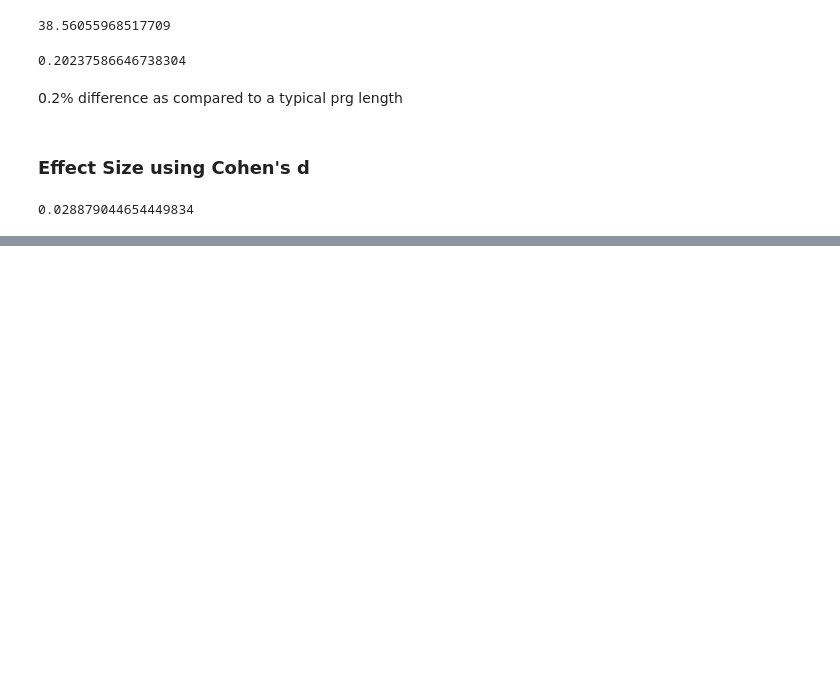
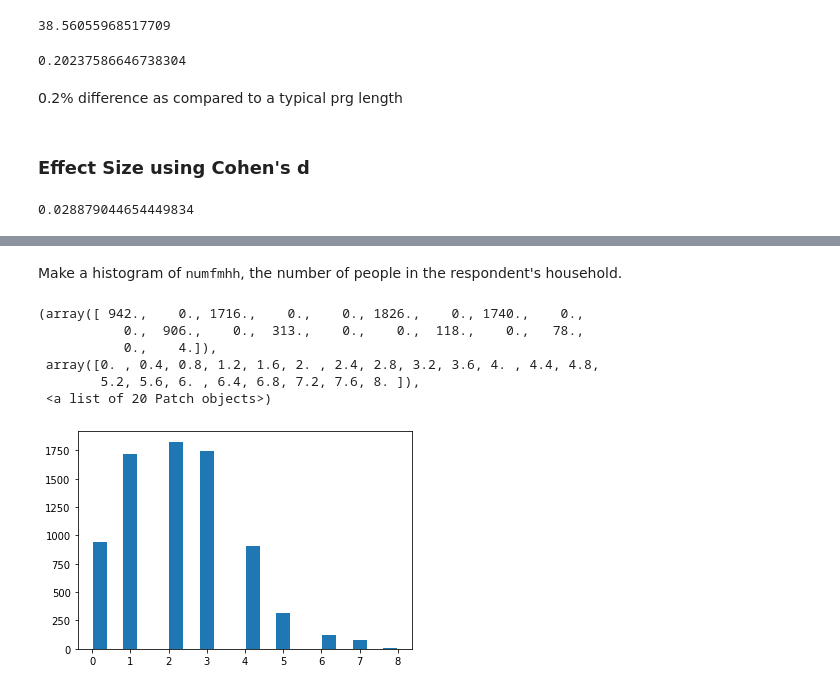
Before and after one commit to sarthakbabbar3/ThinkStats2_MyAnswers, a Jupyter notebook: Chapter-2 Distributions.ipynb, the cells around one changed output, grey strips where cells are left out. Drawn from its saved outputs; the diff is of its cells as text; code cells hidden in the pictures; blank space fills up the shorter version.

```diff
--- a/Chapter-2 Distributions.ipynb
+++ b/Chapter-2 Distributions.ipynb
@@ -186,0 +261,12 @@ cohen_d(firsts.prglngth, others.prglngth)
+# %% [markdown]
+Make a histogram of <tt>numfmhh</tt>, the number of people in the respondent's household.
+# %%
+plt.hist(resp.numfmhh,bins= 20,rwidth=0.9)
+# %% [output]
+(array([ 942.,    0., 1716.,    0.,    0., 1826.,    0., 1740.,    0.,
+           0.,  906.,    0.,  313.,    0.,    0.,  118.,    0.,   78.,
+           0.,    4.]),
+ array([0. , 0.4, 0.8, 1.2, 1.6, 2. , 2.4, 2.8, 3.2, 3.6, 4. , 4.4, 4.8,
+        5.2, 5.6, 6. , 6.4, 6.8, 7.2, 7.6, 8. ]),
+ <a list of 20 Patch objects>)
+[figure, added]
```
Also changed, not shown: parts of 27 cells of this notebook.
